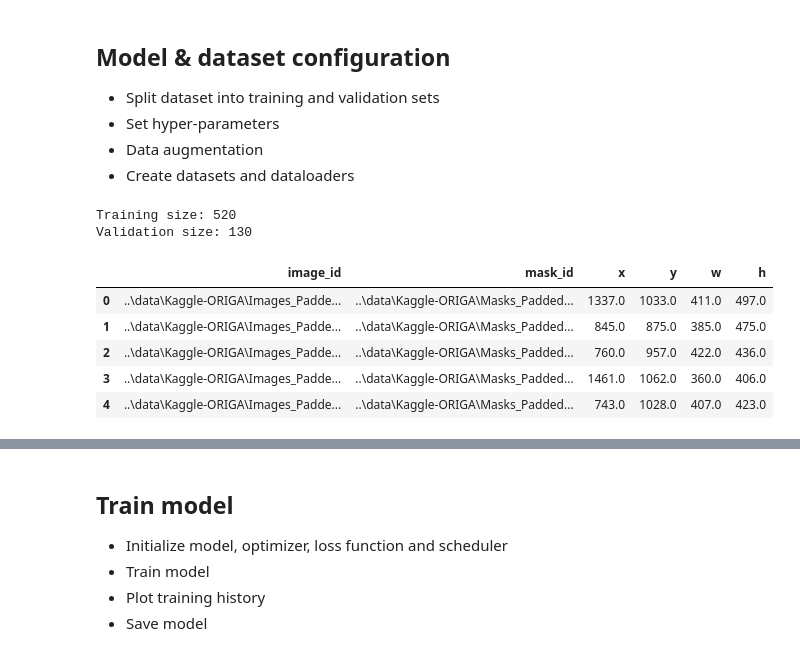
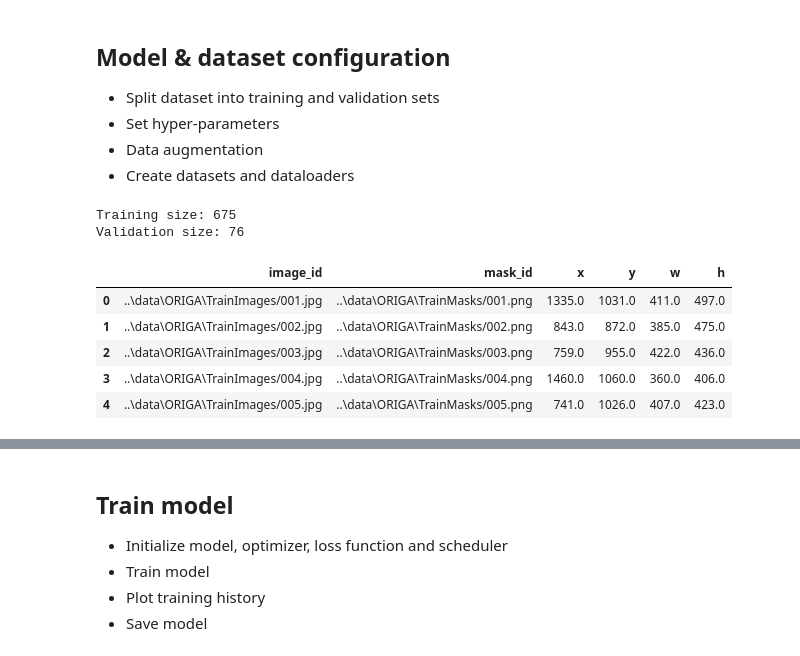
Before and after one commit to AkosKappel/DP-GlaucomaSegmentation, a Jupyter notebook: notebooks/centernet.ipynb, the cells around one changed output, grey strips where cells are left out. Cells and saved outputs as stored; diff of their text form; code cells hidden in the pictures.

```diff
--- a/notebooks/centernet.ipynb
+++ b/notebooks/centernet.ipynb
@@ -56,0 +33,2 @@ generate_ground_truth_bbox_csv(
+# %%
+CSV_FILE = '../data/centernet.csv'
@@ -63,19 +58,19 @@ generate_ground_truth_bbox_csv(
 - Create datasets and dataloaders
 # %%
 df = pd.read_csv(CSV_FILE)
-train_df, val_df = train_test_split(df, test_size=0.2, random_state=48)
+train_df, val_df = train_test_split(df, test_size=0.05, random_state=48)
 print('Training size:', len(train_df))
 print('Validation size:', len(val_df))
 df.head()
 # %% [output]
-Training size: 520
-Validation size: 130
+Training size: 675
+Validation size: 76
 |  | image_id | mask_id | x | y | w | h |
-| 0 | ..\data\Kaggle-ORIGA\Images_Padde... | ..\data\Kaggle-ORIGA\Masks_Padded... | 1337.0 | 1033.0 | 411.0 | 497.0 |
-| 1 | ..\data\Kaggle-ORIGA\Images_Padde... | ..\data\Kaggle-ORIGA\Masks_Padded... | 845.0 | 875.0 | 385.0 | 475.0 |
-| 2 | ..\data\Kaggle-ORIGA\Images_Padde... | ..\data\Kaggle-ORIGA\Masks_Padded... | 760.0 | 957.0 | 422.0 | 436.0 |
-| 3 | ..\data\Kaggle-ORIGA\Images_Padde... | ..\data\Kaggle-ORIGA\Masks_Padded... | 1461.0 | 1062.0 | 360.0 | 406.0 |
-| 4 | ..\data\Kaggle-ORIGA\Images_Padde... | ..\data\Kaggle-ORIGA\Masks_Padded... | 743.0 | 1028.0 | 407.0 | 423.0 |
+| 0 | ..\data\ORIGA\TrainImages/001.jpg | ..\data\ORIGA\TrainMasks/001.png | 1335.0 | 1031.0 | 411.0 | 497.0 |
+| 1 | ..\data\ORIGA\TrainImages/002.jpg | ..\data\ORIGA\TrainMasks/002.png | 843.0 | 872.0 | 385.0 | 475.0 |
+| 2 | ..\data\ORIGA\TrainImages/003.jpg | ..\data\ORIGA\TrainMasks/003.png | 759.0 | 955.0 | 422.0 | 436.0 |
+| 3 | ..\data\ORIGA\TrainImages/004.jpg | ..\data\ORIGA\TrainMasks/004.png | 1460.0 | 1060.0 | 360.0 | 406.0 |
+| 4 | ..\data\ORIGA\TrainImages/005.jpg | ..\data\ORIGA\TrainMasks/005.png | 741.0 | 1026.0 | 407.0 | 423.0 |
 # %%
 INPUT_SIZE = 512
 MODEL_SCALE = 4
```
Also changed, not shown: parts of 6 cells of this notebook, 9 other files.
